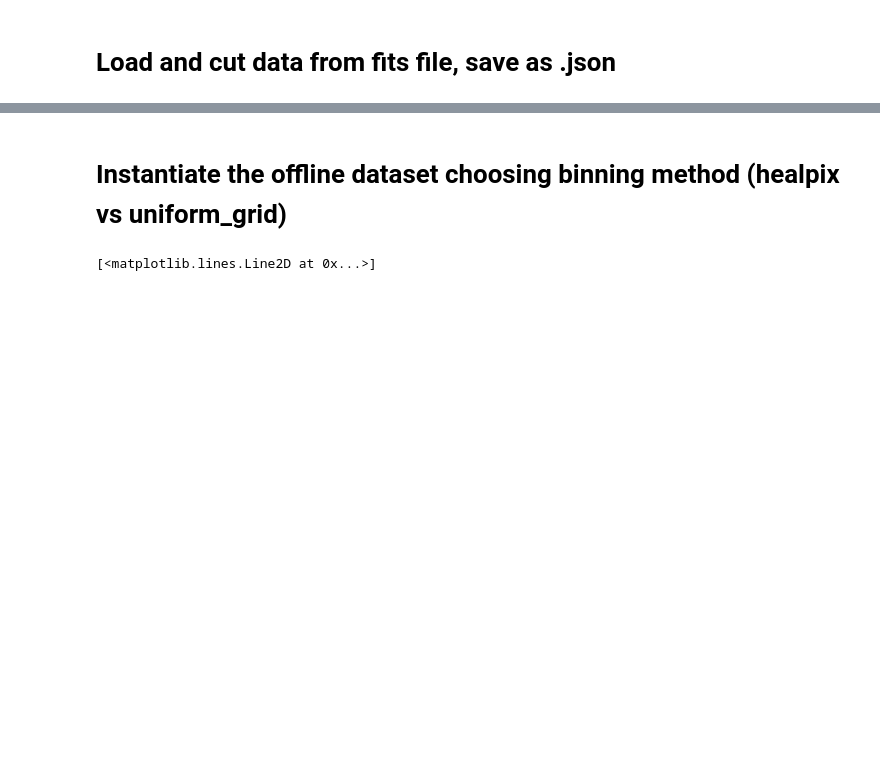
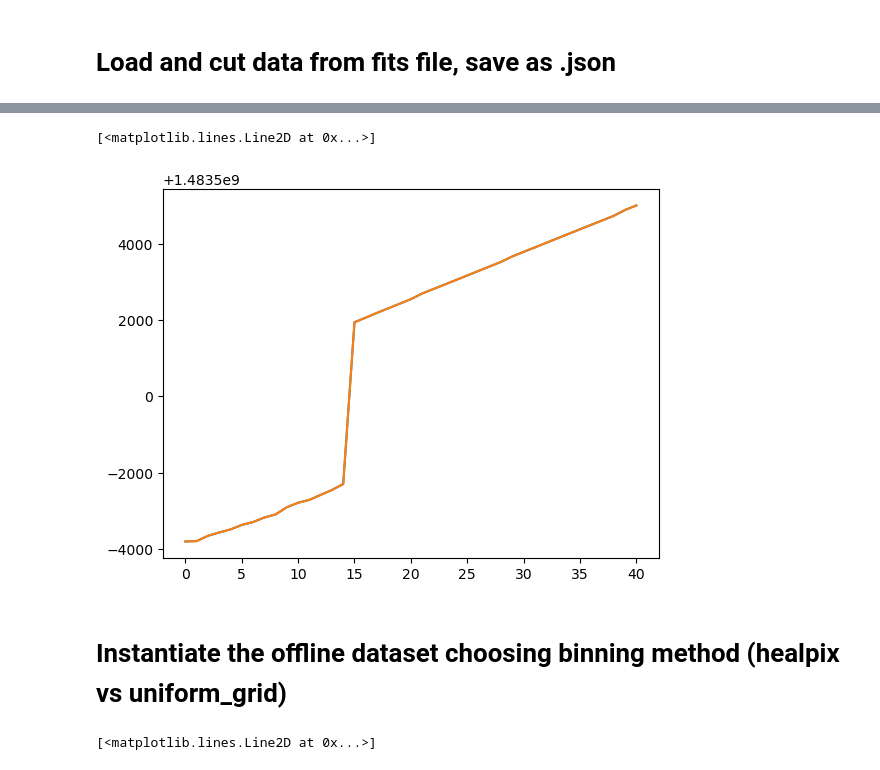
Before and after one commit to rachelhur/survey-ops, a Jupyter notebook: notebooks/v2-scratch-remove-transitions.ipynb, the cells around one changed output, grey strips where cells are left out. Drawn from its saved outputs; the diff is of its cells as text; code cells hidden in the pictures; blank space fills up the shorter version.

```diff
--- a/notebooks/v2-scratch-remove-transitions.ipynb
+++ b/notebooks/v2-scratch-remove-transitions.ipynb
@@ -164,3 +134,9 @@ array(['test pausing', 'decal test light', 'decal test dark', ...,
+# %%
+plt.plot(train_dataset._df.timestamp.values)
+plt.plot(train_dataset_old._df.timestamp.values)
+# %% [output]
+[<matplotlib.lines.Line2D at 0x...>]
+[figure, added]
 # %% [markdown]
 # Instantiate the offline dataset choosing binning method (healpix vs uniform_grid)
 # %%
```
Also changed, not shown: parts of 19 cells of this notebook.
